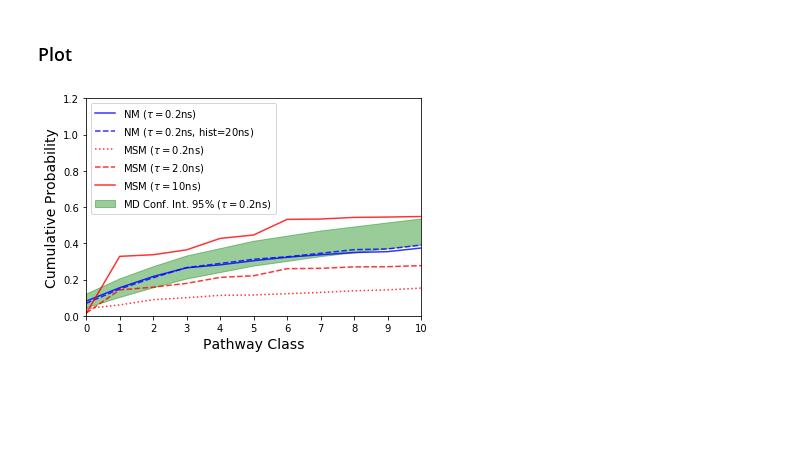
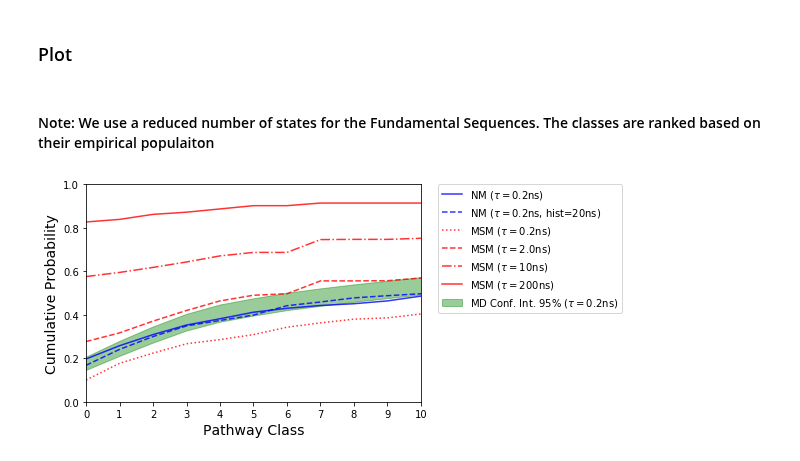
Before and after one commit to choderalab/msm-mfpt, a Jupyter notebook: models/Chignoling_FS_after_clustering.ipynb, the cells around one changed output. Saved outputs shown, nothing was run; the diff lists cells and outputs as text; code cells hidden in the pictures; blank space fills up the shorter version.

```diff
--- a/models/Chignoling_FS_after_clustering.ipynb
+++ b/models/Chignoling_FS_after_clustering.ipynb
@@ -360,6 +380,9 @@ msmFS_10, msmFSweights_10, _ = nm_model.weighted_FS() # lag=10
 nm_model.lag_time = 50
 msmFS_50, msmFSweights_50, _ = nm_model.weighted_FS() # lag=100
 
+nm_model.lag_time = 1000
+msmFS_1000, msmFSweights_1000, _ = nm_model.weighted_FS() # lag=1000
+
 
 nm_model.lag_time
 
@@ -373,6 +396,7 @@ mcFSweights_temp = []
 msmFSweights_temp = []
 msmFSweights_temp_10 = []
 msmFSweights_temp_50 = []
+msmFSweights_temp_1000 = []
 
 
 
@@ -405,30 +429,40 @@ for i, element in enumerate(mdFS):
         msmFSweights_temp_50.append(msmFSweights_50[msmFS_50.index(element)])
     else:
         msmFSweights_temp_50.append(0)
+
+    # lag=1000
+    if element in msmFS_1000:
+        msmFSweights_temp_1000.append(msmFSweights_1000[msmFS_1000.index(element)])
+    else:
+        msmFSweights_temp_1000.append(0)
 # %%
 mdmin, mdmax = confindence_interval_cdf(mdFSweights, tot_count_md)
 # %% [markdown]
 ### Plot
 # %%
+printmd("#### Note: We use a reduced number of states for the Fundamental Sequences. The classes are ranked based on their empirical populaiton")
+
 alpha=0.8
 x = list( range(len(mdFS))  )
 
 plt.fill_between(x, mdmin, mdmax, color='green', alpha=0.4, label=r'MD Conf. Int. 95% ($\tau=0.2$ns)')
 plt.plot(x, cdf(nmFSweights_temp), label = r'NM ($\tau=0.2$ns)', color='blue', alpha=alpha)
 plt.plot(x, cdf(mcFSweights_temp), '--',label = r'NM ($\tau=0.2$ns, hist=20ns)', color='blue', alpha=alpha)
 
 plt.plot(x, cdf(msmFSweights_temp),':', label = r'MSM ($\tau=0.2$ns)', color='red', alpha=alpha)
 plt.plot(x, cdf(msmFSweights_temp_10),'--', label = r'MSM ($\tau=2.0$ns)', color='red', alpha=alpha)
-plt.plot(x, cdf(msmFSweights_temp_50),'-', label = r'MSM ($\tau=10$ns)', color='red', alpha=alpha)
+plt.plot(x, cdf(msmFSweights_temp_50),'-.', label = r'MSM ($\tau=10$ns)', color='red', alpha=alpha)
+plt.plot(x, cdf(msmFSweights_temp_1000),'-', label = r'MSM ($\tau=200$ns)', color='red', alpha=alpha)
 
 
 plt.xticks([i for i in range(0,2*len(mdFS),1)])
 plt.xlim([0,10])
-plt.ylim([0,1.2])
+plt.ylim([0,1.0])
 plt.xlabel('Pathway Class', fontsize=14)
 plt.ylabel('Cumulative Probability', fontsize=14)
 
-plt.legend(loc='upper left')
+plt.legend(bbox_to_anchor=(1.05, 1), loc=2, borderaxespad=0.)
 plt.show()
 # %% [output]
+#### Note: We use a reduced number of states for the Fundamental Sequences. The classes are ranked based on their empirical populaiton
-[figure, old version]
+[figure, new version]
```
Also changed, not shown: parts of 5 cells of this notebook, 2 other files.
